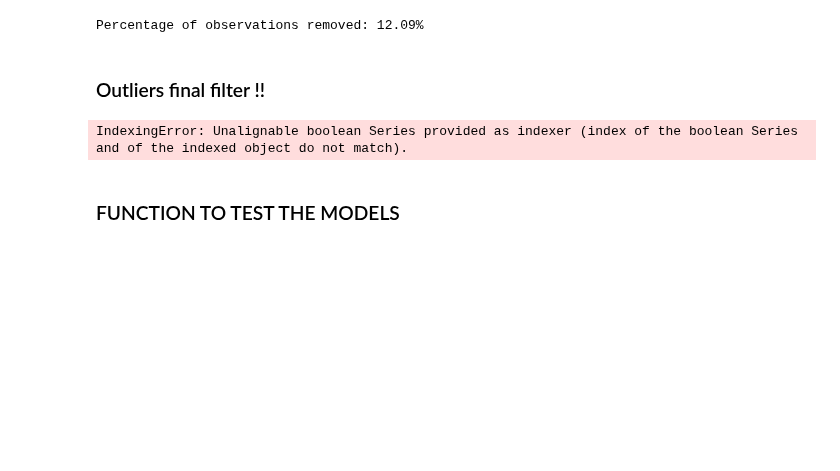
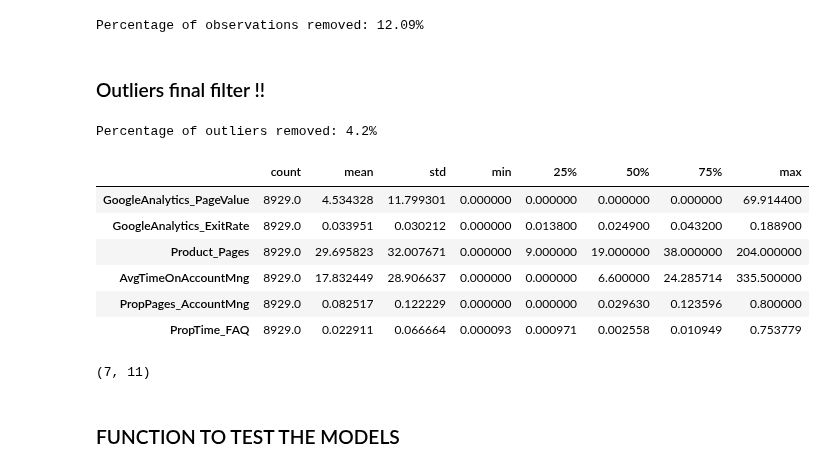
Before and after one commit to JohnnyCodess/Project-Machine-Learning, a Jupyter notebook: 202122 Fall AA Group60 Notebook.ipynb, the cells around one changed output. Saved outputs shown, nothing was run; the diff lists cells and outputs as text; code cells hidden in the pictures; blank space fills up the shorter version.

```diff
--- a/202122 Fall AA Group60 Notebook.ipynb
+++ b/202122 Fall AA Group60 Notebook.ipynb
@@ -1377,16 +1394,18 @@ plt.show()
 filters1 = (
     (data_selected_features['GoogleAnalytics_PageValue']<= 160)
     &
-    (data_selected_features['GoogleAnalytics_ExitRate']<= 0.195)
+    #(data_selected_features['GoogleAnalytics_ExitRate']<= 0.195)
+    #&
+    (data_selected_features['Product_Pages']<= 270)
     &
-    (data_selected_features['Product_Pages']<= 325)
+    (data_selected_features['AvgTimeOnAccountMng']<= 270)
+    #&
+    #(data_selected_features['PropPages_AccountMng']<= 0.8)
     &
-    (data_selected_features['AvgTimeOnAccountMng']<= 600)
-    &
-    (data_selected_features['PropPages_AccountMng']<= 0.8)
-    &
-    (data_selected_features['PropTime_FAQ']<= 0.79)
-)
+    (data_selected_features['PropTime_FAQ']<= 0.75)
+).values
+
+
 
 data_filter1 = data_selected_features[filters1]
 
@@ -1490,14 +1509,26 @@ Percentage of observations removed: 12.09%
 # %% [markdown]
 ### Outliers final filter !!
 # %%
-techscape_filtered = techscape[(filters1 & (filters2 | filters3))]
+data_selected_features_filtered = data_selected_features[(filters1 & (filters2 | filters3))]
 
-perc_outliers_4 = np.round((techscape.shape[0] - techscape_filtered.shape[0]) / techscape.shape[0] * 100, 2)
+perc_outliers_4 = np.round((techscape.shape[0] - data_selected_features_filtered.shape[0]) / techscape.shape[0] * 100, 2)
 print(f'Percentage of outliers removed: {perc_outliers_4}%')
 # %% [output]
-IndexingError: Unalignable boolean Series provided as indexer (index of the boolean Series and of the indexed object do not match).
+Percentage of outliers removed: 4.2%
 # %%
-techscape_filtered.describe().T
+data_selected_features_filtered.describe().T
+# %% [output]
+|  | count | mean | std | min | 25% | 50% | 75% | max |
+| GoogleAnalytics_PageValue | 8929.0 | 4.534328 | 11.799301 | 0.000000 | 0.000000 | 0.000000 | 0.000000 | 69.914400 |
+| GoogleAnalytics_ExitRate | 8929.0 | 0.033951 | 0.030212 | 0.000000 | 0.013800 | 0.024900 | 0.043200 | 0.188900 |
+| Product_Pages | 8929.0 | 29.695823 | 32.007671 | 0.000000 | 9.000000 | 19.000000 | 38.000000 | 204.000000 |
+| AvgTimeOnAccountMng | 8929.0 | 17.832449 | 28.906637 | 0.000000 | 0.000000 | 6.600000 | 24.285714 | 335.500000 |
+| PropPages_AccountMng | 8929.0 | 0.082517 | 0.122229 | 0.000000 | 0.000000 | 0.029630 | 0.123596 | 0.800000 |
+| PropTime_FAQ | 8929.0 | 0.022911 | 0.066664 | 0.000093 | 0.000971 | 0.002558 | 0.010949 | 0.753779 |
+# %%
+data_selected_features[data_selected_features['PropTime_FAQ']>0.8].shape
+# %% [output]
+(7, 11)
 # %% [markdown]
 ### FUNCTION TO TEST THE MODELS
 # %%
```
Also changed, not shown: parts of 18 cells of this notebook.
